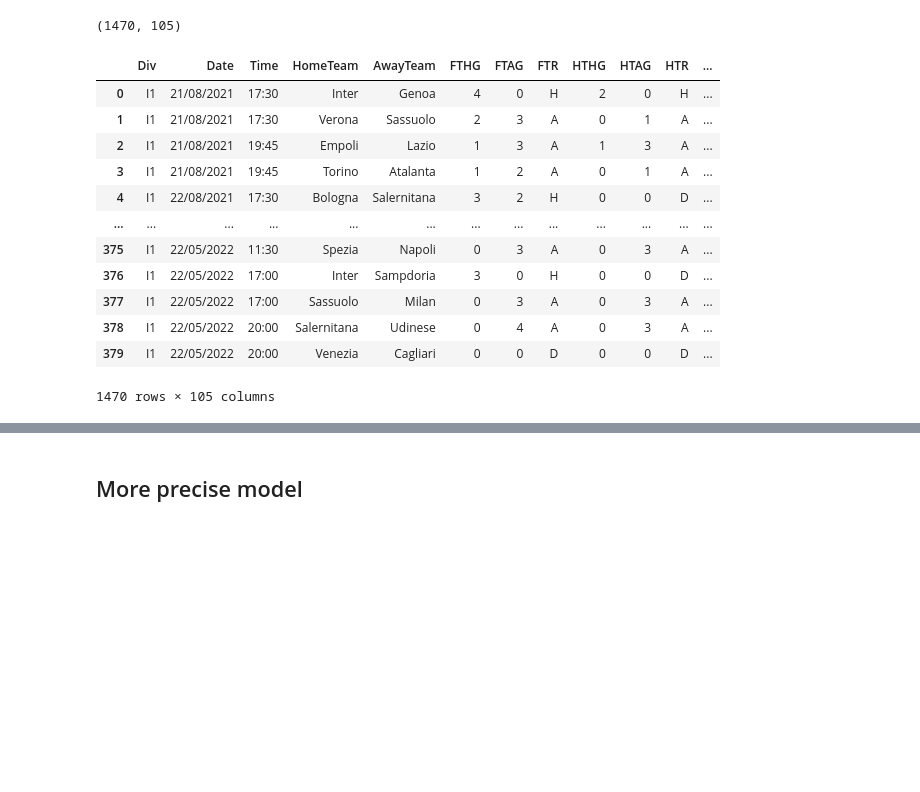
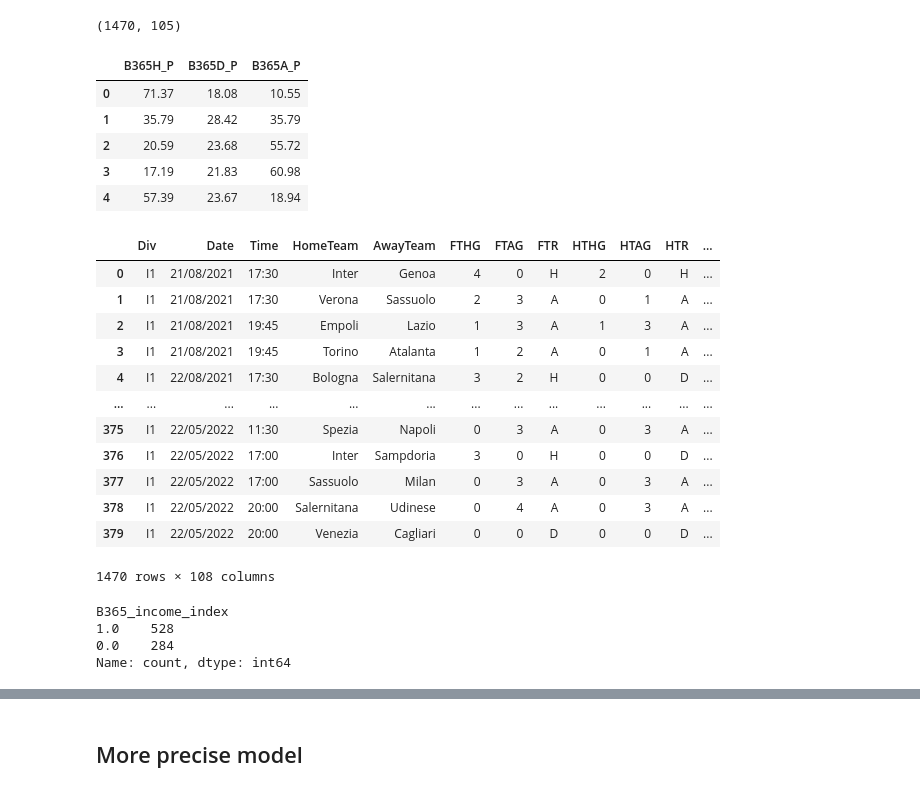
Before and after one commit to lorenzo-arcioni/soccer_stats, a Jupyter notebook: Serie-A_stats.ipynb, the cells around one changed output, grey strips where cells are left out. Drawn from its saved outputs; the diff is of its cells as text; code cells hidden in the pictures; blank space fills up the shorter version.

```diff
--- a/Serie-A_stats.ipynb
+++ b/Serie-A_stats.ipynb
@@ -137,0 +136,19 @@ tmp_features = ['HomeTeam','AwayTeam','FTHG','FTAG','B365H', 'B365D', 'B365A']
+# %%
+bm = 'B365'
+H = bm + 'H'
+D = bm + 'D'
+A = bm + 'A'
+tmp_features = ['HomeTeam','AwayTeam','FTHG','FTAG', H, D, A]
+
+df[H + '_P'] = round(100/(1 + df[H]*(1/df[D] + 1/df[A])), 2)
+df[A + '_P'] = round(100/(1 + df[A]*(1/df[H] + 1/df[D])), 2)
+df[D + '_P'] = round(100/(1 + df[D]*(1/df[H] + 1/df[A])), 2)
+
+df[[H + '_P', D + '_P', A + '_P']].head()
+# %% [output]
+|  | B365H_P | B365D_P | B365A_P |
+| 0 | 71.37 | 18.08 | 10.55 |
+| 1 | 35.79 | 28.42 | 35.79 |
+| 2 | 20.59 | 23.68 | 55.72 |
+| 3 | 17.19 | 21.83 | 60.98 |
+| 4 | 57.39 | 23.67 | 18.94 |
@@ -150,4 +196,4 @@ display_all(df)
 | 377 | I1 | 22/05/2022 | 17:00 | Sassuolo | Milan | 0 | 3 | A | 0 | 3 | A | ... |
 | 378 | I1 | 22/05/2022 | 20:00 | Salernitana | Udinese | 0 | 4 | A | 0 | 3 | A | ... |
 | 379 | I1 | 22/05/2022 | 20:00 | Venezia | Cagliari | 0 | 0 | D | 0 | 0 | D | ... |
-1470 rows × 105 columns
+1470 rows × 108 columns
@@ -158,3 +200,11 @@ df['B365D'] = df['VCD']
+# %%
+df[bm + '_income_index'] = df.apply(get_best, axis=1)
+df[bm + '_income_index'].value_counts()
+# %% [output]
+B365_income_index
+1.0    528
+0.0    284
+Name: count, dtype: int64
 # %%
 df.head()
 # %% [output]
```
Also changed, not shown: parts of 25 cells of this notebook, 2 other files.
